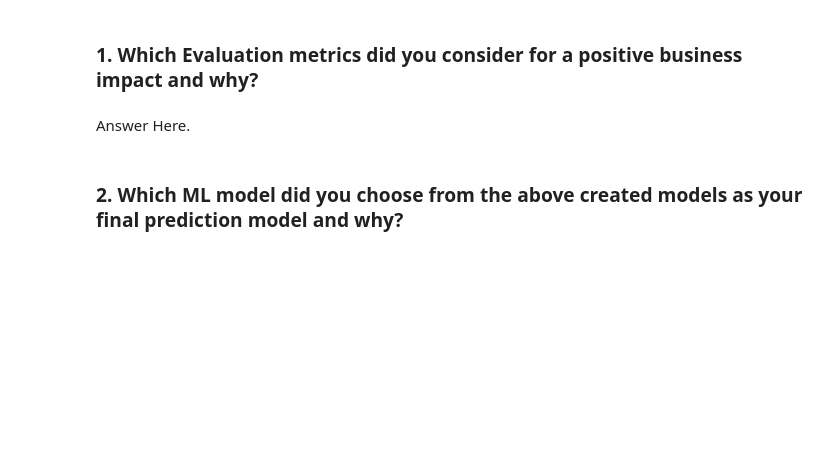
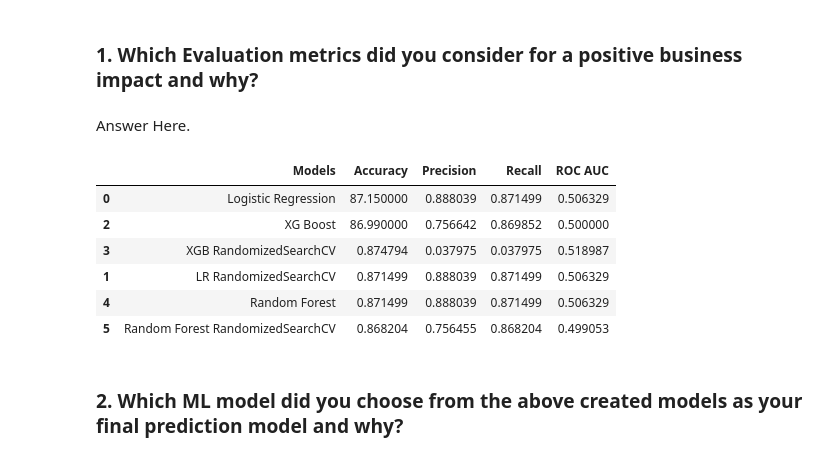
Before and after one commit to ritik1804k/Supervised-ML---Classification-Capstone-Project, a Jupyter notebook: Supervised_ML_Classification_Capstone_Project_.ipynb, the cells around one changed output. Saved outputs shown, nothing was run; the diff lists cells and outputs as text; code cells hidden in the pictures; blank space fills up the shorter version.

```diff
--- a/Supervised_ML_Classification_Capstone_Project_.ipynb
+++ b/Supervised_ML_Classification_Capstone_Project_.ipynb
@@ -1467,3 +1437,5 @@ print("RandomizedSearchCV - Validation accuracy:", accuracy_score(Y_test, random
 # %% [output]
 RandomizedSearchCV - Best hyperparameters: {'solver': 'lbfgs', 'penalty': 'l2', 'max_iter': 1000, 'C': 0.1}
 RandomizedSearchCV - Validation accuracy: 0.871499176276771
+# %%
+lr_RandomizedSearchCV = accuracy_score(Y_test, random_search.predict(X_test))
@@ -1491,0 +1689,12 @@ By using RandomizedSearchCV we have not seen any improvement in our logestic Reg
+# %%
+# Visualizing evaluation Metric Score chart
+  # calculating precision and recall on the test set
+rf_precision = precision_score(Y_test, rf_test_class, average='weighted')
+print("The precision on test dataset is", rf_precision)
+
+rf_recall = recall_score(Y_test, rf_test_class, average='weighted')
+print("The recall on test dataset is", rf_recall)
+
+# calculating roc_auc_score on the test set
+rf_roc = roc_auc_score(Y_test, rf_test_class, multi_class='ovo', average='weighted')
+print("The roc auc score on test dataset is", rf_roc)
@@ -1491,0 +1731,8 @@ By using RandomizedSearchCV we have not seen any improvement in our logestic Reg
+# %%
+# calculating accuracy on train and test set
+rf_train_acc_rs = accuracy_score(Y_train, rf_train_class_rs)
+rf_test_acc_rs = accuracy_score(Y_test, rf_test_class_rs)
+
+print("\n")
+print("The accuracy on train dataset is", rf_train_acc_rs)
+print("The accuracy on test dataset is", rf_test_acc_rs)
@@ -1491,0 +1742,12 @@ By using RandomizedSearchCV we have not seen any improvement in our logestic Reg
+# %%
+# Visualizing evaluation Metric Score chart
+  # calculating precision and recall on the test set
+rf_precision_rs = precision_score(Y_test, rf_test_class_rs, average='weighted')
+print("The precision on test dataset is", rf_precision_rs)
+
+rf_recall_rs = recall_score(Y_test, rf_test_class_rs, average='weighted')
+print("The recall on test dataset is", rf_recall_rs)
+
+# calculating roc_auc_score on the test set
+rf_roc_rs = roc_auc_score(Y_test, rf_test_class_rs, multi_class='ovo', average='weighted')
+print("The roc auc score on test dataset is", rf_roc_rs)
@@ -1533,6 +1769,25 @@ Answer Here.
 ### 1. Which Evaluation metrics did you consider for a positive business impact and why?
 # %% [markdown]
 Answer Here.
+# %%
+# a dataframe to compare all the models
+models_df = pd.DataFrame(
+    {'Models': ['Logistic Regression','LR RandomizedSearchCV','XG Boost','XGB RandomizedSearchCV','Random Forest','Random Forest RandomizedSearchCV'],
+     'Accuracy': [score_lr_test, lr_RandomizedSearchCV, score_xgb_test, xgb_test_acc, rf_test_acc, rf_test_acc_rs],
+     'Precision': [log_precision, log_precision_rs,  xgb_precision, xgb_precision_rs, rf_precision, rf_precision_rs],
+     'Recall': [log_recall, log_recall_rs, xgb_recall, xgb_recall_rs, rf_recall, rf_recall_rs],
+     'ROC AUC': [log_roc,  log_roc_rs, xgb_roc, xgb_roc_rs, rf_roc, rf_roc_rs]}
+)
+models_df.sort_values(by=['Accuracy'], ascending=False, inplace=True)
+models_df.head(6)
+# %% [output]
+|  | Models | Accuracy | Precision | Recall | ROC AUC |
+| 0 | Logistic Regression | 87.150000 | 0.888039 | 0.871499 | 0.506329 |
+| 2 | XG Boost | 86.990000 | 0.756642 | 0.869852 | 0.500000 |
+| 3 | XGB RandomizedSearchCV | 0.874794 | 0.037975 | 0.037975 | 0.518987 |
+| 1 | LR RandomizedSearchCV | 0.871499 | 0.888039 | 0.871499 | 0.506329 |
+| 4 | Random Forest | 0.871499 | 0.888039 | 0.871499 | 0.506329 |
+| 5 | Random Forest RandomizedSearchCV | 0.868204 | 0.756455 | 0.868204 | 0.499053 |
 # %% [markdown]
 ### 2. Which ML model did you choose from the above created models as your final prediction model and why?
 # %% [markdown]
```
Also changed, not shown: parts of 61 cells of this notebook.
